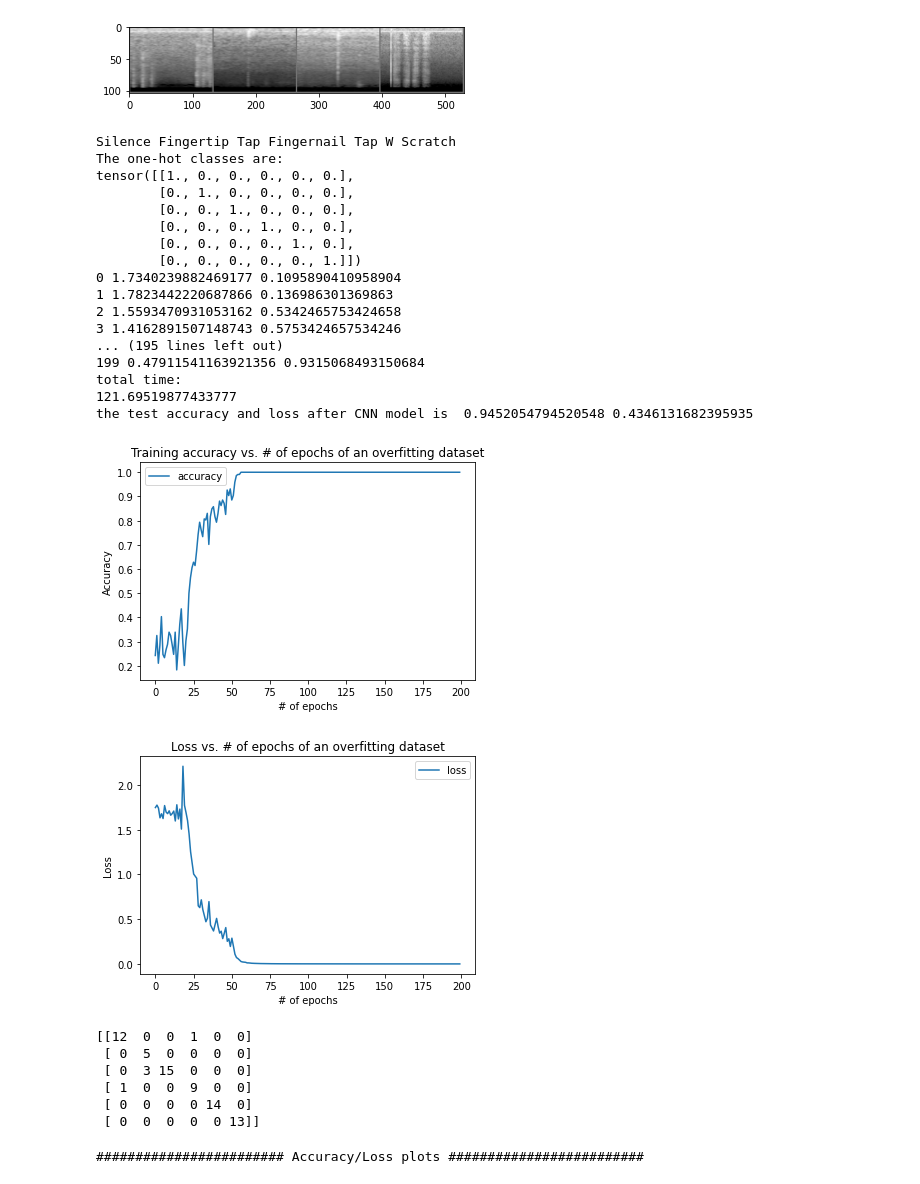
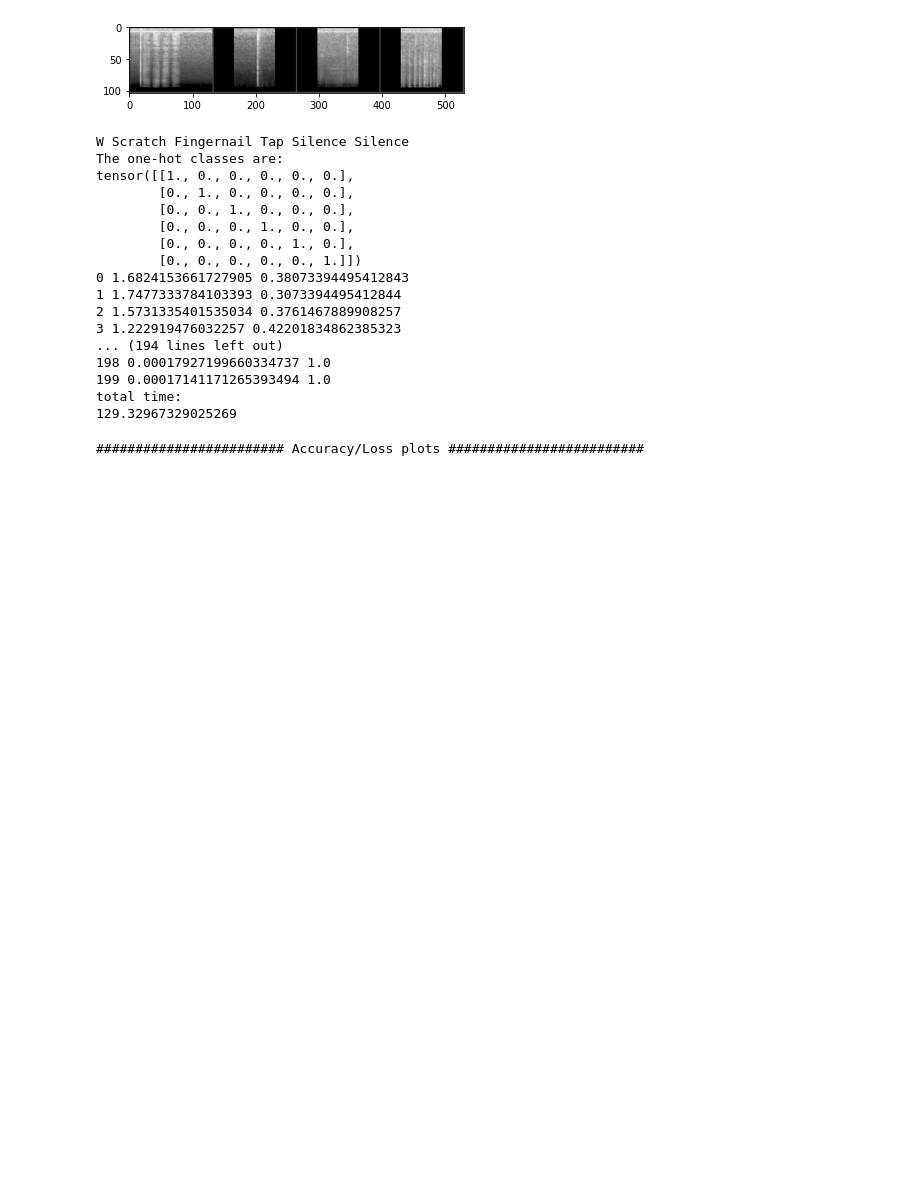
Before and after one commit to ece324-2020/AirUI, a Jupyter notebook: CNN_Models/CNN_Model.ipynb, the cells around one changed output. Cells and saved outputs as stored; diff of their text form; code cells hidden in the pictures; blank space fills up the shorter version.

```diff
--- a/CNN_Models/CNN_Model.ipynb
+++ b/CNN_Models/CNN_Model.ipynb
@@ -18,7 +18,7 @@ from sklearn.metrics import auc
 from sklearn.metrics import plot_roc_curve
 # %%
 # Hyperparameters
-numOfConvLayers = 4
+numOfConvLayers = 2
 numOfKernels = 12
 numOfNeurons = 12
 learningRate = 0.1
@@ -33,7 +33,7 @@ numOfFCLayers = 2
 testSize = 0.2
 valSize = 0.2
 seed = 42
-resizeMethod = "scale"
+resizeMethod = "pad"
 
 
 # Input overfit, train, val, test dataset
@@ -41,10 +41,7 @@ resizeMethod = "scale"
 image_size = (100, 130) # size of the input image we want to pass into the model (100 height is standard already)
                        # In our dataset, (100, 65) is size of the smallest image,
                        # (100, 130) is size of the biggest image.
-ResizeMethods = {"pad": [SquarePad()],
-                 "crop": [transforms.CenterCrop(image_size)],
-                 "scale": [transforms.Resize(image_size)]
-                 }
+
 
 # Custom Horizontal Pad Pipeline
 class SquarePad:
@@ -56,6 +53,10 @@ class SquarePad:
     padding = (hp, 0, hp+remainder, 0)
     return transforms.functional.pad(image, padding, 0, 'constant')
 
+ResizeMethods = {"pad": [SquarePad()],
+                 "crop": [transforms.CenterCrop(image_size)],
+                 "scale": [transforms.Resize(image_size)]
+                 }
 
 # padding/cropping pipeline for unnormalized dataset
 data_pipe = transforms.Compose(ResizeMethods[resizeMethod] +
@@ -315,43 +316,43 @@ def plot_full_data(trainAccuracies, trainLosses, validAccuracies, validLosses):
   pyplot.plot(trainLosses, label='traning')
   pyplot.plot(validLosses, label='validation')
   pyplot.legend()
   pyplot.ylabel('Loss')
   pyplot.xlabel('# of epochs')
   pyplot.title('Loss vs. # of epochs of the full dataset')
   pyplot.show()
 
 
 
 
 ######################################### LOAD AND CALL THE MODEL HERE ##############################################
 #### TO TEST THE PERFORMANCE OF THE MODEL, ONLY OVERFITTING TRAINNING IS CALLED BELOW
 #### TO SEE THE PERFORMANCE ON THE ACTUAL DATASET, SEE SERACH.IPYNB IN THE HYPERPARMETERS SERACH FOLDER
 
 torch.manual_seed(seed)
 model = CNN(input_dims=image_size, numOfKernels=8, numOfNeurons=100, kernelSize=3, numOfConvLayers=2, batchNorm=False)    # Load model
 optimizer = optimizer_func(model.parameters(),lr=learningRate)
 
 # Train the overfitting data
-# trainAccuracies, trainLosses = overfit_training(train_loader, model, optimizer) #as we can see, the final accuracy reaches 1 --> model is okay!
+trainAccuracies, trainLosses = overfit_training(train_loader, model, optimizer) #as we can see, the final accuracy reaches 1 --> model is okay!
 
 # # Train and plot the full data
-trainAccuracies, trainLosses, validAccuracies, validLosses = full_training(train_loader, val_loader, test_loader, model, optimizer)
+# trainAccuracies, trainLosses, validAccuracies, validLosses = full_training(train_loader, val_loader, test_loader, model, optimizer)
 # plot_full_data(trainAccuracies, trainLosses, validAccuracies, validLosses)
 
 
 # Display the result ( accuracy plots, confusion matrix)
-plot_overfit(trainAccuracies, trainLosses)
-new_val_loader = DataLoader(val_set, batch_size=len(val_set))
-for i, (inputs, labels) in enumerate(new_val_loader):
-  val_outputs = model(inputs)
-  result = val_outputs.argmax(1)
-  print(confusion_matrix(result.detach().numpy(),labels.detach().numpy()))
+# plot_overfit(trainAccuracies, trainLosses)
+# new_val_loader = DataLoader(val_set, batch_size=len(val_set))
+# for i, (inputs, labels) in enumerate(new_val_loader):
+#   val_outputs = model(inputs)
+#   result = val_outputs.argmax(1)
+#   print(confusion_matrix(result.detach().numpy(),labels.detach().numpy()))
 
 # Save the model
 # torch.save(model, 'path')
 # %% [output]
-[figure, old version]
+[figure, new version]
-Silence Fingertip Tap Fingernail Tap W Scratch
+W Scratch Fingernail Tap Silence Silence
 The one-hot classes are:
 tensor([[1., 0., 0., 0., 0., 0.],
         [0., 1., 0., 0., 0., 0.],
@@ -359,23 +360,15 @@ tensor([[1., 0., 0., 0., 0., 0.],
         [0., 0., 0., 1., 0., 0.],
         [0., 0., 0., 0., 1., 0.],
         [0., 0., 0., 0., 0., 1.]])
-0 1.7340239882469177 0.1095890410958904
-1 1.7823442220687866 0.136986301369863
-2 1.5593470931053162 0.5342465753424658
-3 1.4162891507148743 0.5753424657534246
-... (195 lines left out)
-199 0.47911541163921356 0.9315068493150684
+0 1.6824153661727905 0.38073394495412843
+1 1.7477333784103393 0.3073394495412844
+2 1.5731335401535034 0.3761467889908257
+3 1.222919476032257 0.42201834862385323
+... (194 lines left out)
+198 0.00017927199660334737 1.0
+199 0.00017141171265393494 1.0
 total time:
-121.69519877433777
-the test accuracy and loss after CNN model is  0.9452054794520548 0.4346131682395935
+129.32967329025269
-[figure, removed]
-[figure, removed]
-[[12  0  0  1  0  0]
- [ 0  5  0  0  0  0]
- [ 0  3 15  0  0  0]
- [ 1  0  0  9  0  0]
- [ 0  0  0  0 14  0]
- [ 0  0  0  0  0 13]]
 # %%
 # Display the result (accuracy plots, confusion matrix, ROC curves)
 print("######################## Accuracy/Loss plots #########################")
```
